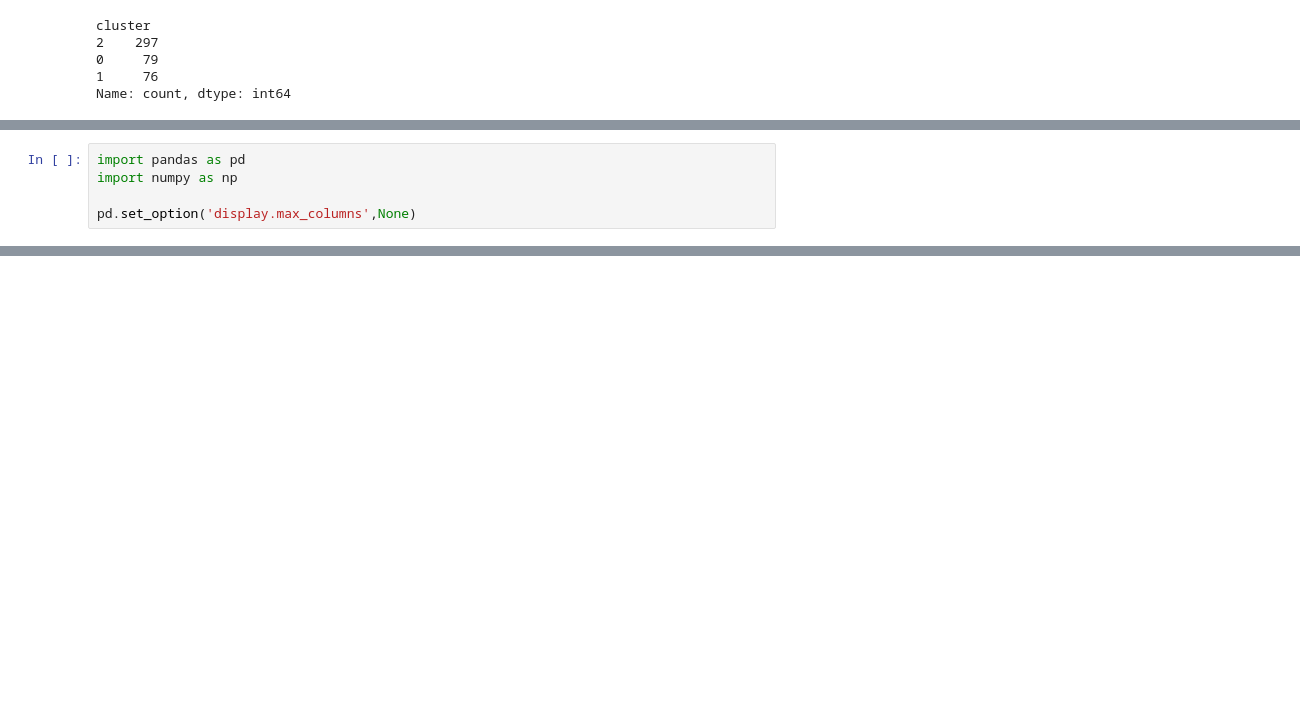
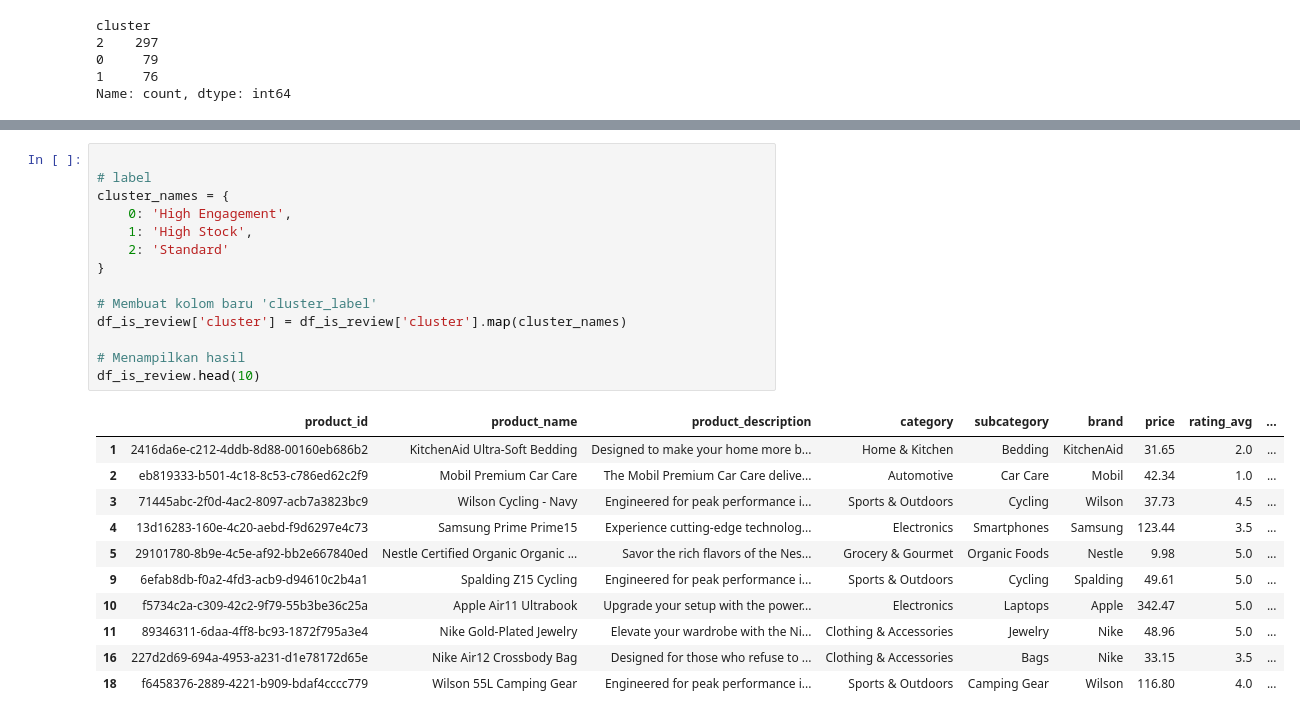
Before and after one commit to HaafizHhamda/ecommerce-stock-health-segmentation, a Jupyter notebook: Notebook.ipynb, the cells around one changed output, grey strips where cells are left out. Drawn from its saved outputs; the diff is of its cells as text; blank space fills up the shorter version.

```diff
--- a/Notebook.ipynb
+++ b/Notebook.ipynb
@@ -550,5 +470,0 @@ NameError: name 'a' is not defined
-# %%
-import pandas as pd
-import numpy as np
-
-pd.set_option('display.max_columns',None)
@@ -2814,0 +586,26 @@ df_reviews.to_csv('dataframe_review.csv',index= False)
+# %%
+
+# label
+cluster_names = {
+    0: 'High Engagement',
+    1: 'High Stock',
+    2: 'Standard'
+}
+
+# Membuat kolom baru 'cluster_label'
+df_is_review['cluster'] = df_is_review['cluster'].map(cluster_names)
+
+# Menampilkan hasil
+df_is_review.head(10)
+# %% [output]
+|  | product_id | product_name | product_description | category | subcategory | brand | price | rating_avg | ... |
+| 1 | 2416da6e-c212-4ddb-8d88-00160eb686b2 | KitchenAid Ultra-Soft Bedding | Designed to make your home more b... | Home & Kitchen | Bedding | KitchenAid | 31.65 | 2.0 | ... |
+| 2 | eb819333-b501-4c18-8c53-c786ed62c2f9 | Mobil Premium Car Care | The Mobil Premium Car Care delive... | Automotive | Car Care | Mobil | 42.34 | 1.0 | ... |
+| 3 | 71445abc-2f0d-4ac2-8097-acb7a3823bc9 | Wilson Cycling - Navy | Engineered for peak performance i... | Sports & Outdoors | Cycling | Wilson | 37.73 | 4.5 | ... |
+| 4 | 13d16283-160e-4c20-aebd-f9d6297e4c73 | Samsung Prime Prime15 | Experience cutting-edge technolog... | Electronics | Smartphones | Samsung | 123.44 | 3.5 | ... |
+| 5 | 29101780-8b9e-4c5e-af92-bb2e667840ed | Nestle Certified Organic Organic ... | Savor the rich flavors of the Nes... | Grocery & Gourmet | Organic Foods | Nestle | 9.98 | 5.0 | ... |
+| 9 | 6efab8db-f0a2-4fd3-acb9-d94610c2b4a1 | Spalding Z15 Cycling | Engineered for peak performance i... | Sports & Outdoors | Cycling | Spalding | 49.61 | 5.0 | ... |
+| 10 | f5734c2a-c309-42c2-9f79-55b3be36c25a | Apple Air11 Ultrabook | Upgrade your setup with the power... | Electronics | Laptops | Apple | 342.47 | 5.0 | ... |
+| 11 | 89346311-6daa-4ff8-bc93-1872f795a3e4 | Nike Gold-Plated Jewelry | Elevate your wardrobe with the Ni... | Clothing & Accessories | Jewelry | Nike | 48.96 | 5.0 | ... |
+| 16 | 227d2d69-694a-4953-a231-d1e78172d65e | Nike Air12 Crossbody Bag | Designed for those who refuse to ... | Clothing & Accessories | Bags | Nike | 33.15 | 3.5 | ... |
+| 18 | f6458376-2889-4221-b909-bdaf4cccc779 | Wilson 55L Camping Gear | Engineered for peak performance i... | Sports & Outdoors | Camping Gear | Wilson | 116.80 | 4.0 | ... |
```
Also changed, not shown: parts of 197 cells of this notebook.
